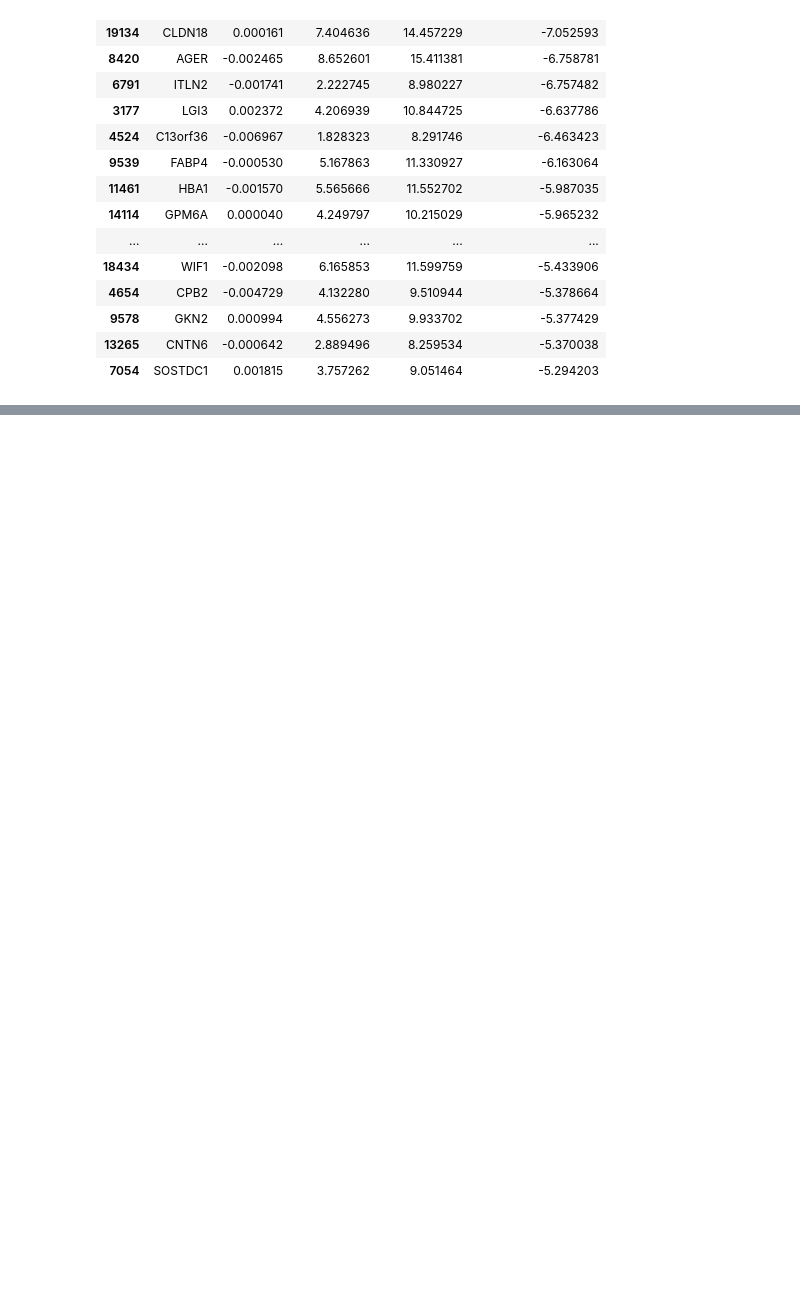
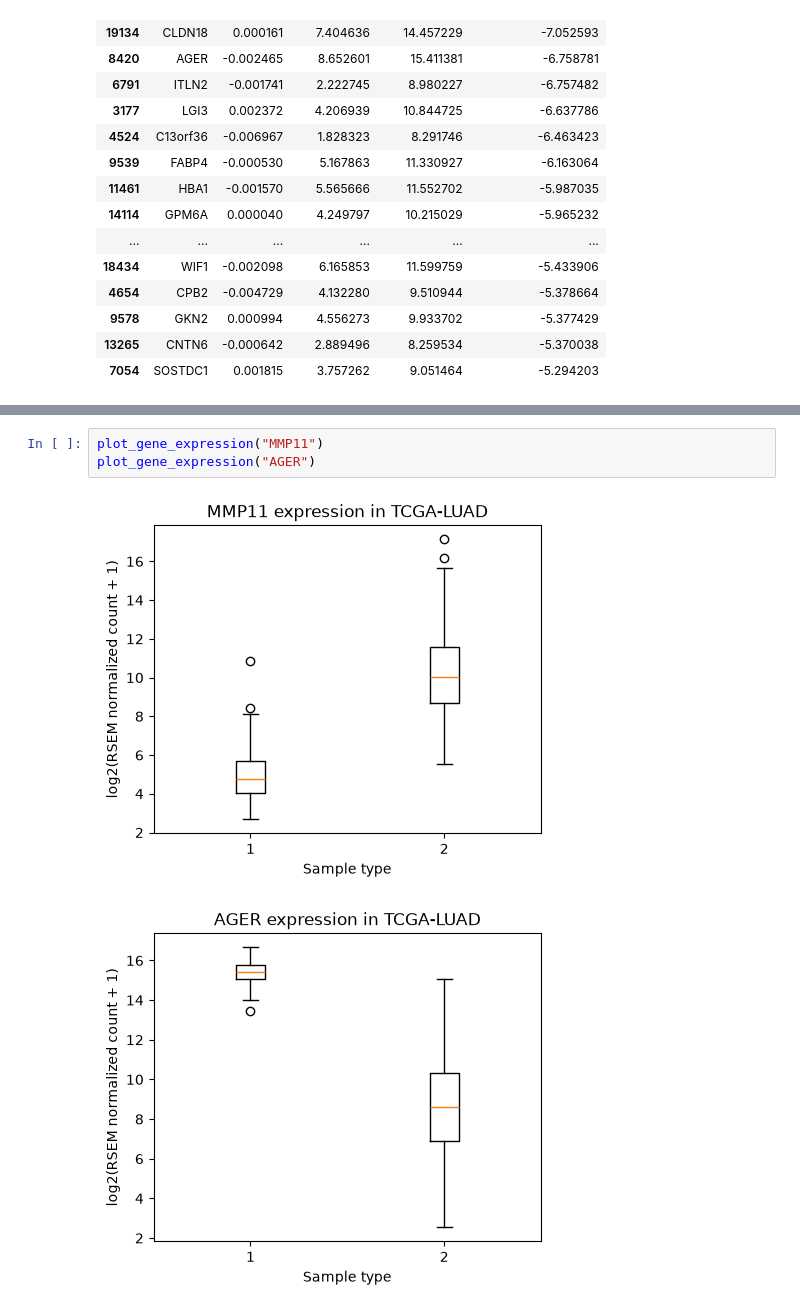
Before and after one commit to aditya-git16/cancer-lab, a Jupyter notebook: notebooks/04_gene_importance.ipynb, the cells around one changed output, grey strips where cells are left out. Saved outputs shown, nothing was run; the diff lists cells and outputs as text; blank space fills up the shorter version.

```diff
--- a/notebooks/04_gene_importance.ipynb
+++ b/notebooks/04_gene_importance.ipynb
@@ -261,0 +290,6 @@ top_up_in_normal[["gene", "coef", "tumor_mean", "normal_mean", "tumor_minus_norm
+# %%
+plot_gene_expression("MMP11")
+plot_gene_expression("AGER")
+# %% [output]
+[figure, added]
+[figure, added]
```
Also changed, not shown: parts of 4 cells of this notebook.
